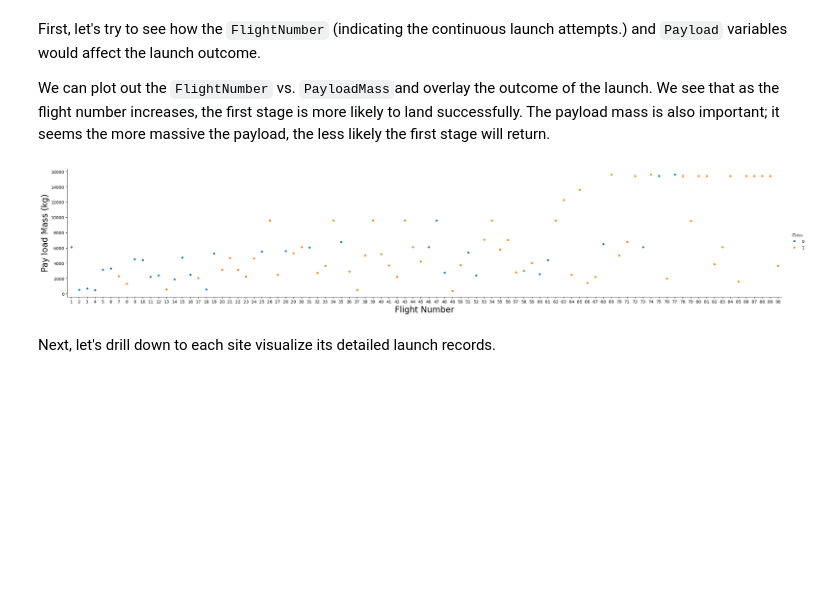
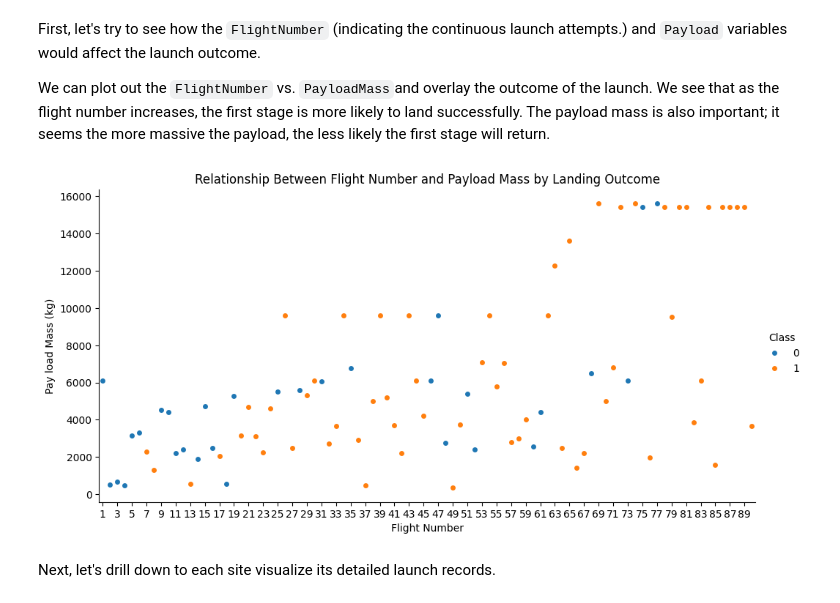
Before and after one commit to SzewczykSzy/IBM_DS_Project, a Jupyter notebook: jupyter-labs-eda-dataviz.ipynb, the cells around one changed output. Drawn from its saved outputs; the diff is of its cells as text; code cells hidden in the pictures; blank space fills up the shorter version.

```diff
--- a/jupyter-labs-eda-dataviz.ipynb
+++ b/jupyter-labs-eda-dataviz.ipynb
@@ -69,12 +69,14 @@ First, let's try to see how the `FlightNumber` (indicating the continuous launch
 
 We can plot out the <code>FlightNumber</code> vs. <code>PayloadMass</code>and overlay the outcome of the launch. We see that as the flight number increases, the first stage is more likely to land successfully. The payload mass is also important; it seems the more massive the payload, the less likely the first stage will return.
 # %%
-sns.catplot(y="PayloadMass", x="FlightNumber", hue="Class", data=df, aspect = 5)
-plt.xlabel("Flight Number",fontsize=20)
-plt.ylabel("Pay load Mass (kg)",fontsize=20)
+sns.catplot(y="PayloadMass", x="FlightNumber", hue="Class", data=df, aspect = 2)
+plt.xlabel("Flight Number",fontsize=10)
+plt.ylabel("Pay load Mass (kg)",fontsize=10)
+plt.xticks(ticks=plt.xticks()[0][::2])
+plt.title("Relationship Between Flight Number and Payload Mass by Landing Outcome")
 plt.show()
 # %% [output]
-[figure, old version]
+[figure, new version]
 # %% [markdown]
 Next, let's drill down to each site visualize its detailed launch records.
 # %% [markdown]
```
Also changed, not shown: parts of 9 cells of this notebook, 6 other files.
